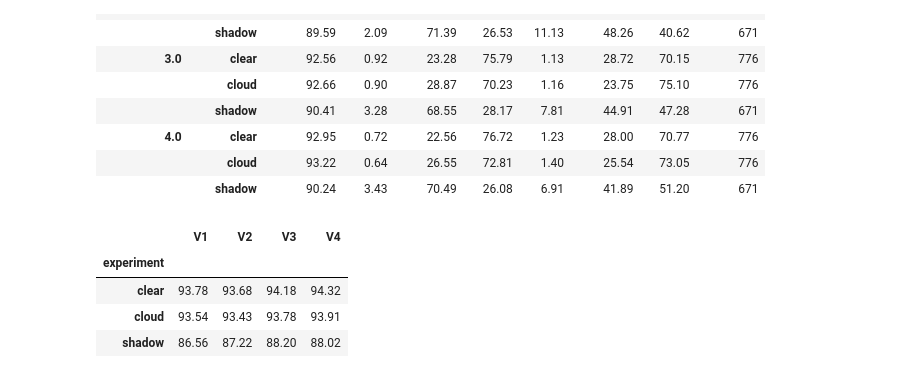
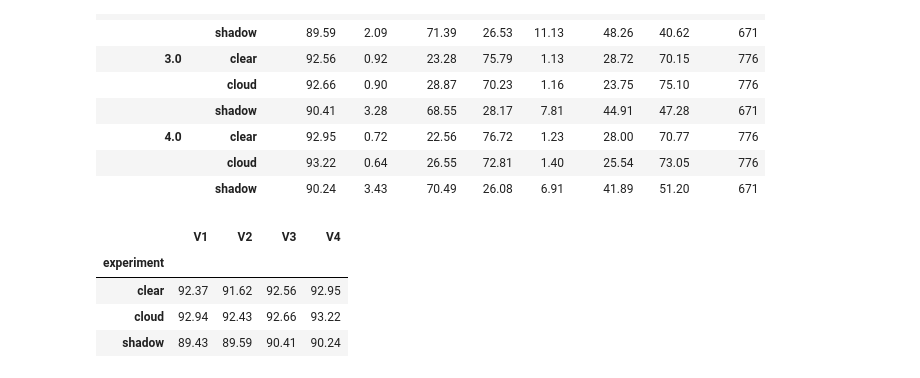
Before and after one commit to ArthurrCr/cloudband, a Jupyter notebook: notebooks/00_baselines/score_ocm_cloudsen12.ipynb, the cells around one changed output. Drawn from its saved outputs; the diff is of its cells as text; code cells hidden in the pictures.

```diff
--- a/notebooks/00_baselines/score_ocm_cloudsen12.ipynb
+++ b/notebooks/00_baselines/score_ocm_cloudsen12.ipynb
@@ -198,16 +198,16 @@ pd.concat(paper_tables, names=["model_version", "experiment"])
 # %%
 def version_label(model_version: float) -> str:
     return f"V{int(model_version)}"
 
 
-model_scores = {version_label(v): scores for v, scores in results.items()}
-comparison = compare(model_scores, column="boa")
+median_tables = {version_label(v): table for v, table in paper_tables.items()}
+comparison = compare(median_tables, column="median_boa")
 colors = assign_colors(list(comparison.columns))
 comparison
 # %% [output]
 |  | V1 | V2 | V3 | V4 |
 | experiment |  |  |  |  |
-| clear | 93.78 | 93.68 | 94.18 | 94.32 |
-| cloud | 93.54 | 93.43 | 93.78 | 93.91 |
-| shadow | 86.56 | 87.22 | 88.20 | 88.02 |
+| clear | 92.37 | 91.62 | 92.56 | 92.95 |
+| cloud | 92.94 | 92.43 | 92.66 | 93.22 |
+| shadow | 89.43 | 89.59 | 90.41 | 90.24 |
 # %%
```
Also changed, not shown: parts of 2 cells of this notebook.
